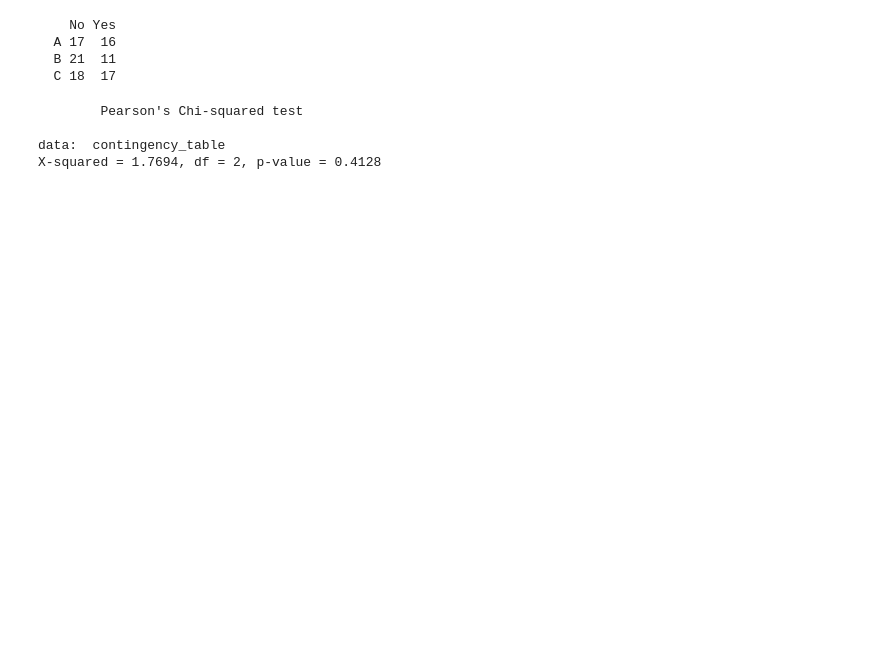
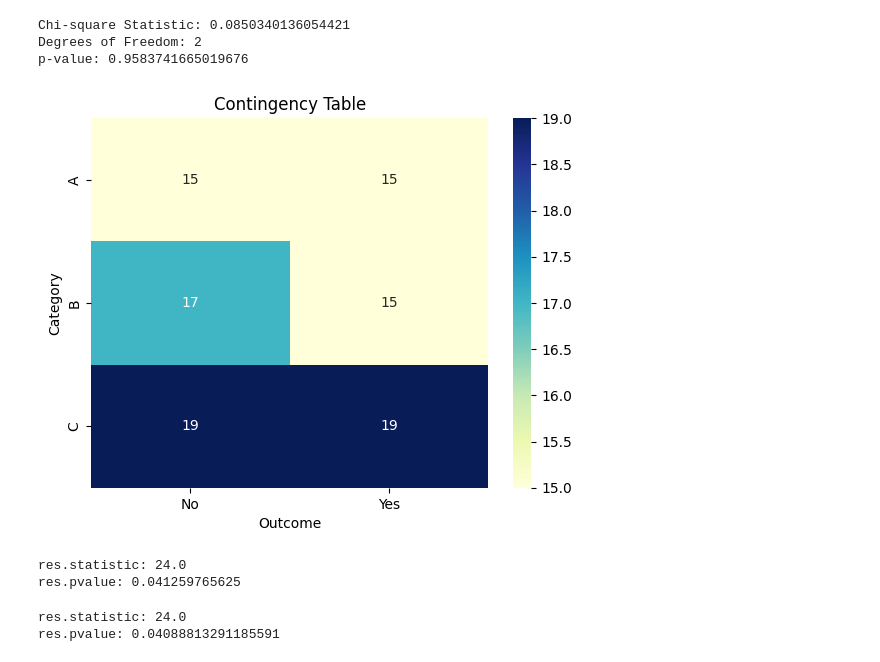
Before and after one commit to arunmhh/codeforytv, a Jupyter notebook: test_run.ipynb, the cells around one changed output. Saved outputs shown, nothing was run; the diff lists cells and outputs as text; code cells hidden in the pictures; blank space fills up the shorter version.

```diff
--- a/test_run.ipynb
+++ b/test_run.ipynb
@@ -35,3 +7,8 @@ A data.frame: 100 × 2
+# %%
+np.random.seed(123)
+category = np.random.choice(['A', 'B', 'C'], size=100)
+outcome = np.random.choice(['Yes', 'No'], size=100)
 # %%
 # Create a contingency table
-contingency_table <- table(data$Category, data$Outcome)
+contingency_table = pd.crosstab(category, outcome)
+contingency_table
@@ -38,17 +21,21 @@ contingency_table <- table(data$Category, data$Outcome)
-# %%
-contingency_table
-# %% [output]
-    No Yes
-  A 17  16
-  B 21  11
-  C 18  17
 # %%
 # Perform chi-square test
-chi_square_test <- chisq.test(contingency_table)
-# Print the result
-print(chi_square_test)
+chi2_stat, p_val, dof, expected = stats.chi2_contingency(contingency_table)
-# %% [output]
-        Pearson's Chi-squared test
-
-data:  contingency_table
-X-squared = 1.7694, df = 2, p-value = 0.4128
+# %%
+#Step 5: Interpret the results
+print("Chi-square Statistic:", chi2_stat)
+print("Degrees of Freedom:", dof)
+print("p-value:", p_val)
+# %% [output]
+Chi-square Statistic: 0.0850340136054421
+Degrees of Freedom: 2
+p-value: 0.9583741665019676
+# %%
+# Step 6: Visualize the contingency table (optional)
+sns.heatmap(contingency_table, annot=True, cmap="YlGnBu")
+plt.title("Contingency Table")
+plt.xlabel("Outcome")
+plt.ylabel("Category")
+plt.show()
+# %% [output]
+[figure, added]
@@ -54,0 +44,17 @@ X-squared = 1.7694, df = 2, p-value = 0.4128
+# %%
+from scipy.stats import wilcoxon
+res = wilcoxon(d)
+res.statistic, res.pvalue
+print("res.statistic:", res.statistic)
+print("res.pvalue:", res.pvalue)
+# %% [output]
+res.statistic: 24.0
+res.pvalue: 0.041259765625
+# %%
+res = wilcoxon(d, method= "approx")
+res.statistic, res.pvalue
+print("res.statistic:", res.statistic)
+print("res.pvalue:", res.pvalue)
+# %% [output]
+res.statistic: 24.0
+res.pvalue: 0.04088813291185591
```
Also changed, not shown: parts of 16 cells of this notebook, 11 other files.
